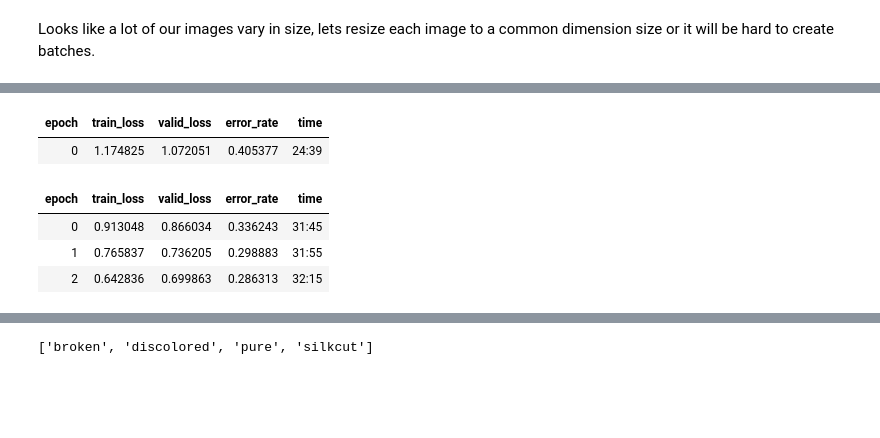
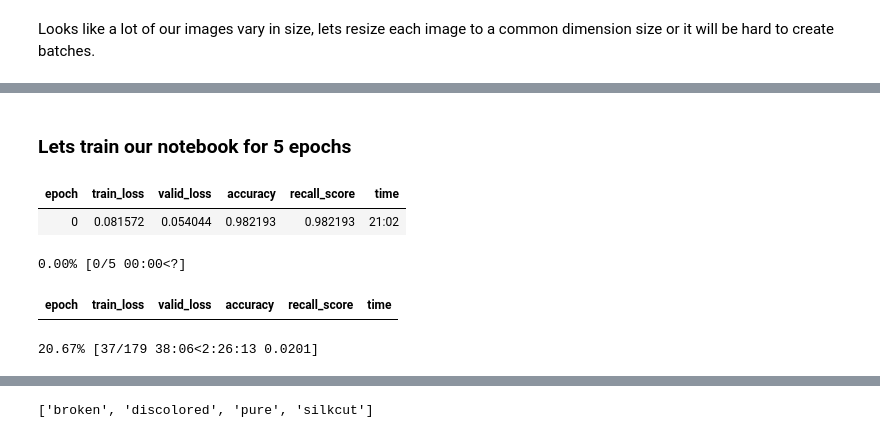
Before and after one commit to Meta-Sean/Practical-Deep-Learning, a Jupyter notebook: corncomp_starter.ipynb, the cells around one changed output, grey strips where cells are left out. Cells and saved outputs as stored; diff of their text form; code cells hidden in the pictures; blank space fills up the shorter version.

```diff
--- a/corncomp_starter.ipynb
+++ b/corncomp_starter.ipynb
@@ -104,5 +114,5 @@ This code feels bad probably a more efficent way to do this and this took way mo
 # %%
-dls2 = ImageDataLoaders.from_csv(path, 'train.csv', fn_col=2, item_tfms=Resize(160, method='squish'),
+dls = ImageDataLoaders.from_csv(path, 'train.csv', fn_col=2, label_col=3, item_tfms=Resize(132, method='squish'),
                                    batch_tfms=aug_transforms(size=128, min_scale=0.75))
-dls2.show_batch(max_n=6)
+dls.show_batch(max_n=6)
 # %% [output]
@@ -112,3 +124,5 @@ learn = vision_learner(dls2, 'resnet26d', metrics=error_rate, path='.').to_fp16(
+# %%
+learn = vision_learner(dls, 'convnext_nano', metrics=[accuracy, Recall(average='weighted')])
 # %%
 learn.lr_find(suggest_funcs=(valley, slide))
 # %% [output]
@@ -118,9 +132,10 @@ KeyboardInterrupt: ignored
+# %% [markdown]
+### Lets train our notebook for 5 epochs
 # %%
-learn.fine_tune(3, 0.01)
+learn.fine_tune(5, 0.01)
 # %% [output]
-| epoch | train_loss | valid_loss | error_rate | time |
-| 0 | 1.174825 | 1.072051 | 0.405377 | 24:39 |
+| epoch | train_loss | valid_loss | accuracy | recall_score | time |
+| 0 | 0.081572 | 0.054044 | 0.982193 | 0.982193 | 21:02 |
+0.00% [0/5 00:00<?]
-| epoch | train_loss | valid_loss | error_rate | time |
-| 0 | 0.913048 | 0.866034 | 0.336243 | 31:45 |
-| 1 | 0.765837 | 0.736205 | 0.298883 | 31:55 |
-| 2 | 0.642836 | 0.699863 | 0.286313 | 32:15 |
+| epoch | train_loss | valid_loss | accuracy | recall_score | time |
+20.67% [37/179 38:06<2:26:13 0.0201]
```
Also changed, not shown: parts of 29 cells of this notebook.
